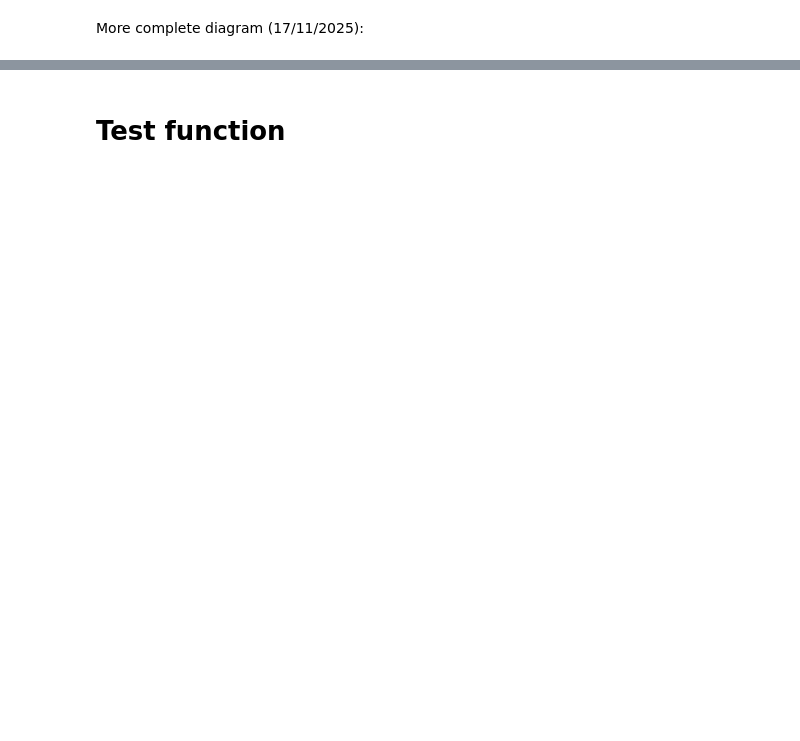
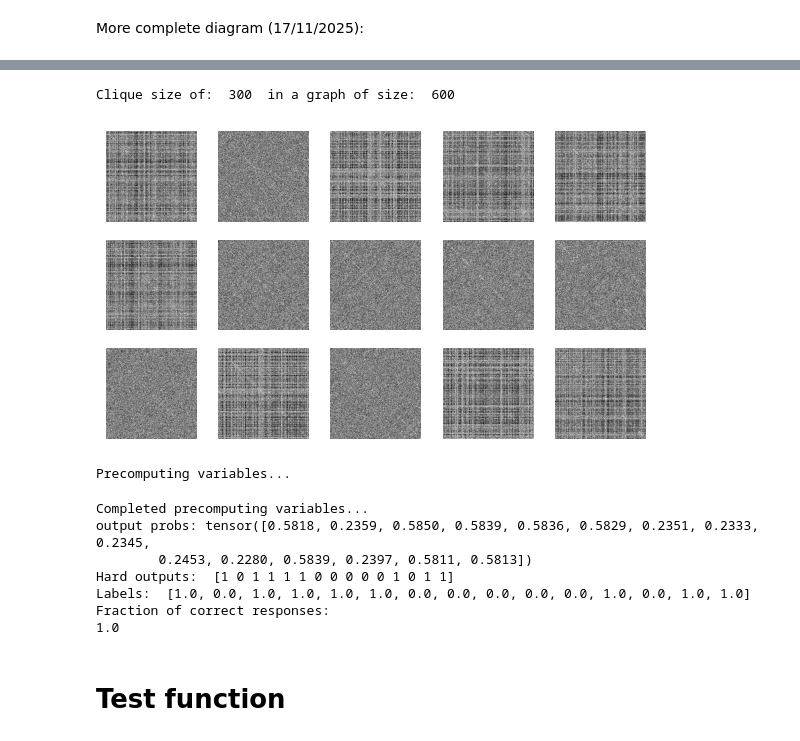
Before and after one commit to danieletirinnanzi/HUPLACLIP-NNs, a Jupyter notebook: scripts/Ideal-MLP_performance/Ideal-MLP_performance.ipynb, the cells around one changed output, grey strips where cells are left out. Saved outputs shown, nothing was run; the diff lists cells and outputs as text; code cells hidden in the pictures; blank space fills up the shorter version.

Commit message:
first implementation of Ideal-MLP architecture ("no-clique" bias present)

```diff
--- a/scripts/Ideal-MLP_performance/Ideal-MLP_performance.ipynb
+++ b/scripts/Ideal-MLP_performance/Ideal-MLP_performance.ipynb
@@ -145,3 +184,40 @@ tensor(100.0000, dtype=torch.float64)
+# %%
+import matplotlib.pyplot as plt
+
+# test of model on task instance
+N_value = 600   #CHANGE THIS
+clique_size_fraction = 0.5 # CHANGE THIS
+print("Clique size of: ", int(clique_size_fraction*N_value), " in a graph of size: ", N_value)
+# visualizing input for 15 graphs, "p_reduce"
+graphs_with_clique = graphs_gen.generate_batch(15, N_value, np.repeat([int(clique_size_fraction*N_value)],15), "p_reduce", False)
+# Show 15 graphs
+fig, axes = plt.subplots(3, 5, figsize=(7, 4))
+for i in range(15):
+    row = i // 5
+    col = i % 5
+    axes[row, col].imshow(np.squeeze(graphs_with_clique[0][i]), cmap='gray_r')
+    axes[row, col].axis('off')
+plt.show()
+# testing ideal MLP on this graph:
+ideal_MLP = Ideal_MLP(N_value)
+soft_output = ideal_MLP(graphs_with_clique[0])
+hard_output = (soft_output >= 0.5).long().cpu().numpy()  # threshold at 0.5
+print("Hard outputs: ", hard_output)
+print("Labels: ", graphs_with_clique[1])
+
+print("Fraction of correct responses:")
+print(np.sum(hard_output == graphs_with_clique[1]) / 15)
+# %% [output]
+Clique size of:  300  in a graph of size:  600
+[figure, added]
+Precomputing variables...
+Completed precomputing variables...
+output probs: tensor([0.5818, 0.2359, 0.5850, 0.5839, 0.5836, 0.5829, 0.2351, 0.2333, 0.2345,
+        0.2453, 0.2280, 0.5839, 0.2397, 0.5811, 0.5813])
+Hard outputs:  [1 0 1 1 1 1 0 0 0 0 0 1 0 1 1]
+Labels:  [1.0, 0.0, 1.0, 1.0, 1.0, 1.0, 0.0, 0.0, 0.0, 0.0, 0.0, 1.0, 0.0, 1.0, 1.0]
+Fraction of correct responses:
+1.0
 # %% [markdown]
 # Test function
 # %%
```
Also changed, not shown: parts of 2 cells of this notebook.
